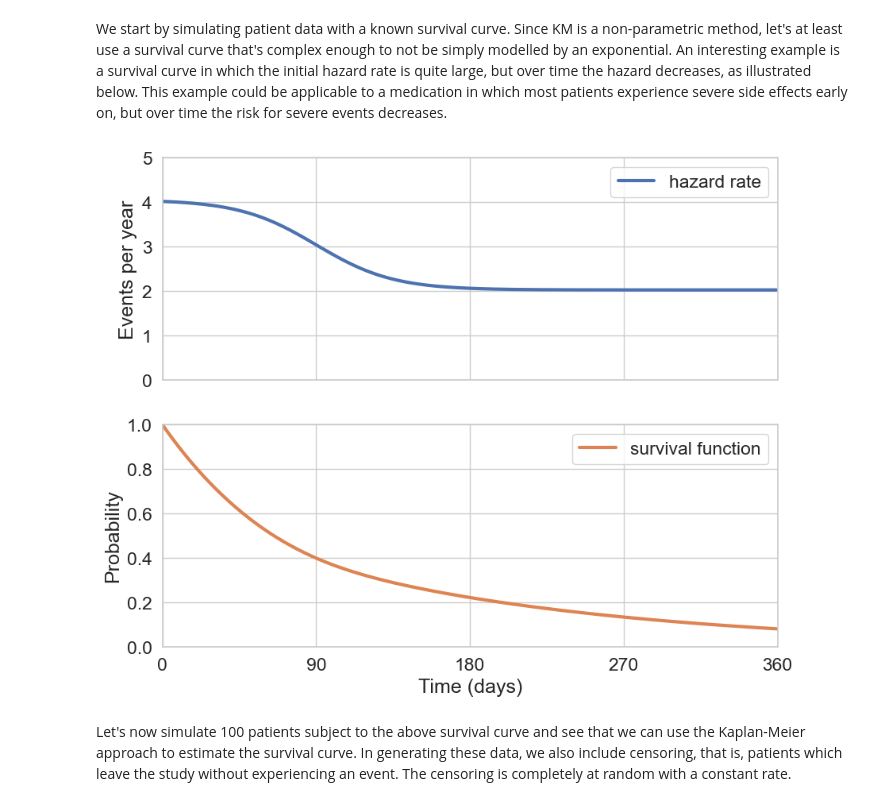
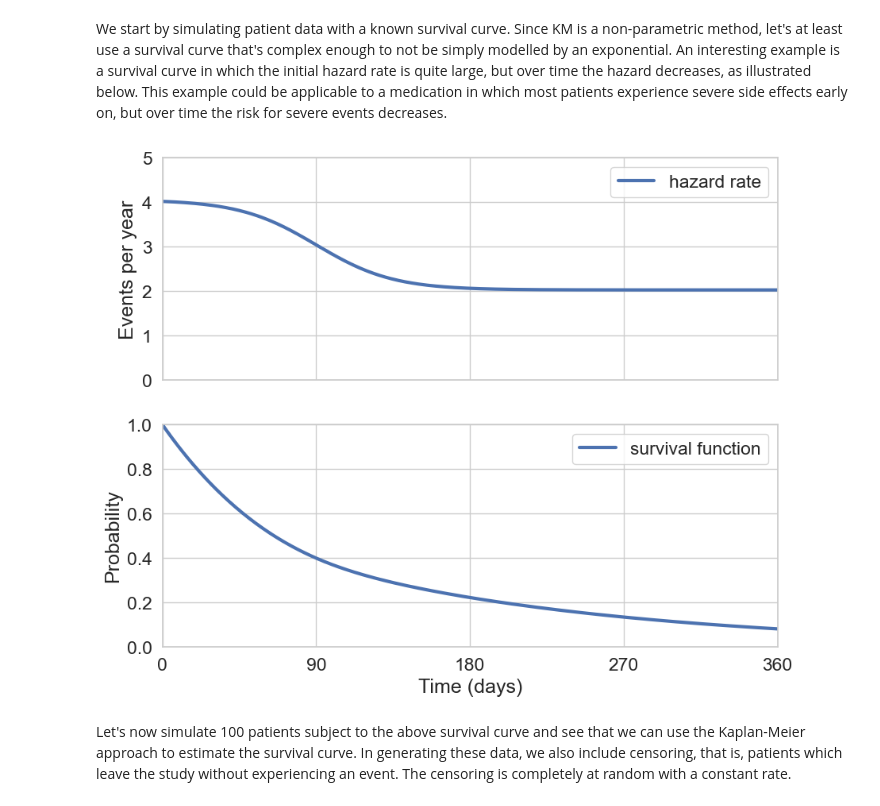
Before and after one commit to sprivite/blog, a Jupyter notebook: blog/kaplan_meier_log_rank.ipynb, the cells around one changed output. Saved outputs shown, nothing was run; the diff lists cells and outputs as text; code cells hidden in the pictures.

```diff
--- a/blog/kaplan_meier_log_rank.ipynb
+++ b/blog/kaplan_meier_log_rank.ipynb
@@ -77,29 +77,29 @@ survival_function = survival_function / survival_function[0]
 # %%
 #| label: fig-survival
 #| fig-cap: "Theoretical survival curve and hazard rate for toy problem"
 #| include: true
 #| echo: false
 
 fig, axes = plt.subplots(nrows=2, ncols=1, sharex=True, figsize=(10, 8))
 axes[0].plot(365 * hazard_rate, linewidth=3, label='hazard rate',  c=sns.color_palette()[0])
 tmax = 360
 axes[0].set_xlim([0, tmax])
 axes[0].set_xlim([0, tmax])
 axes[0].set_ylim([0, 5])
 axes[0].set_xticks([0, 90, 180, 270, 360])
 axes[0].set_ylabel('Events per year')
 axes[0].legend()
 
-axes[1].plot(survival_function, linewidth=3, label='survival function', c=sns.color_palette()[1])
+axes[1].plot(survival_function, linewidth=3, label='survival function', c=sns.color_palette()[0])
 axes[1].set_xlim([0, tmax])
 axes[1].set_xlim([0, tmax])
 axes[1].set_ylim([0, 1])
 axes[1].set_xticks([0, 90, 180, 270, 360])
 axes[1].set_ylabel('Probability')
 axes[1].legend()
 _ = axes[1].set_xlabel('Time (days)')
 # %% [output]
-[figure, old version]
+[figure, new version]
 # %% [markdown]
 Let's now simulate 100 patients subject to the above survival curve and see that we can use the Kaplan-Meier approach to estimate the survival curve. In generating these data, we also include censoring, that is, patients which leave the study without experiencing an event. The censoring is completely at random with a constant rate.
 # %%
```
Also changed, not shown: parts of 8 cells of this notebook, 5 other files.
